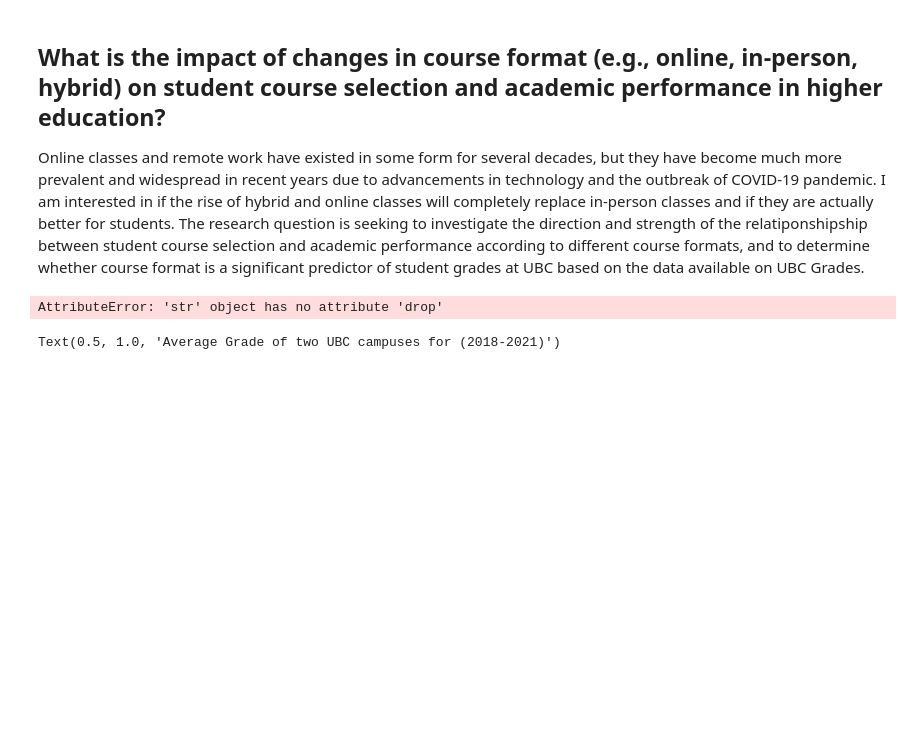
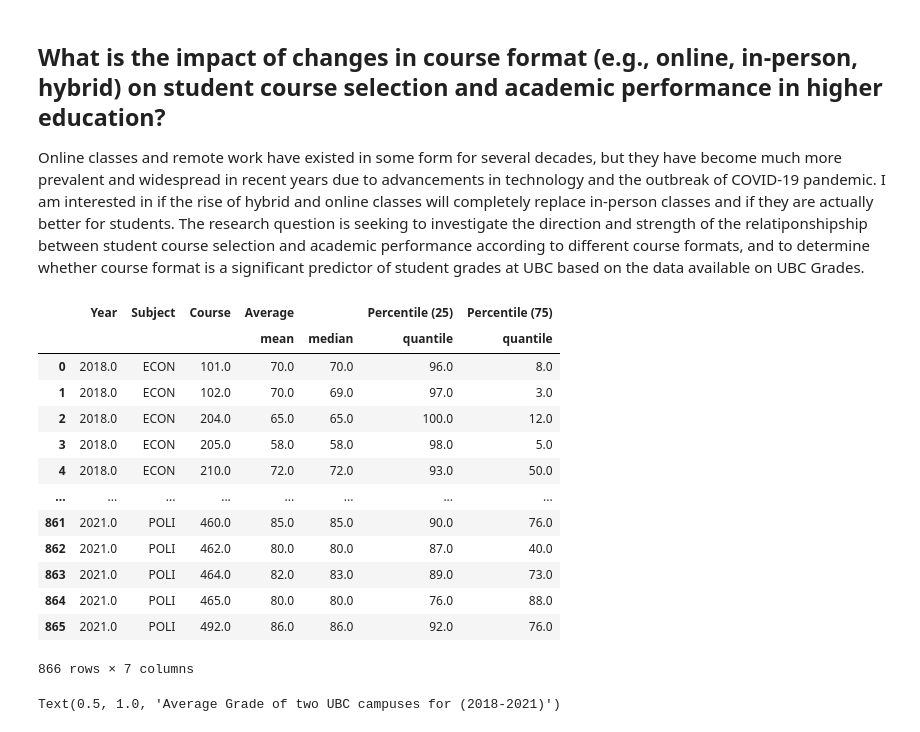
Before and after one commit to ubco-W2022T2-data301/project-group-group03, a Jupyter notebook: analysis/analysis3.ipynb, the cells around one changed output. Drawn from its saved outputs; the diff is of its cells as text; code cells hidden in the pictures; blank space fills up the shorter version.

```diff
--- a/analysis/analysis3.ipynb
+++ b/analysis/analysis3.ipynb
@@ -14,8 +14,22 @@ from my_code_3 import project_functions3
 # %%
 file_path = ('../data/raw/rawdata.csv')
 df = project_functions3.load_n_process(file_path)
+df
 # %% [output]
+|  | Year | Subject | Course | Average |  | Percentile (25) | Percentile (75) |
+|  |  |  |  | mean | median | quantile | quantile |
+| 0 | 2018.0 | ECON | 101.0 | 70.0 | 70.0 | 96.0 | 8.0 |
+| 1 | 2018.0 | ECON | 102.0 | 70.0 | 69.0 | 97.0 | 3.0 |
+| 2 | 2018.0 | ECON | 204.0 | 65.0 | 65.0 | 100.0 | 12.0 |
+| 3 | 2018.0 | ECON | 205.0 | 58.0 | 58.0 | 98.0 | 5.0 |
+| 4 | 2018.0 | ECON | 210.0 | 72.0 | 72.0 | 93.0 | 50.0 |
+| ... | ... | ... | ... | ... | ... | ... | ... |
+| 861 | 2021.0 | POLI | 460.0 | 85.0 | 85.0 | 90.0 | 76.0 |
+| 862 | 2021.0 | POLI | 462.0 | 80.0 | 80.0 | 87.0 | 40.0 |
+| 863 | 2021.0 | POLI | 464.0 | 82.0 | 83.0 | 89.0 | 73.0 |
+| 864 | 2021.0 | POLI | 465.0 | 80.0 | 80.0 | 76.0 | 88.0 |
+| 865 | 2021.0 | POLI | 492.0 | 86.0 | 86.0 | 92.0 | 76.0 |
-AttributeError: 'str' object has no attribute 'drop'
+866 rows × 7 columns
 # %%
 plot1 = sns.lineplot(x='Year', y='Avg', data=df,hue='Campus')
 sns.set_style("white")
```
